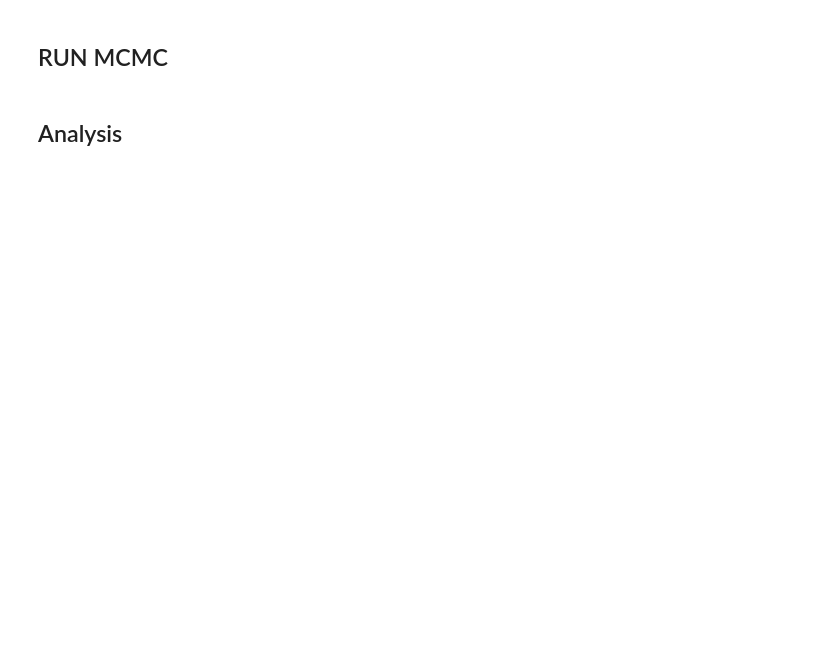
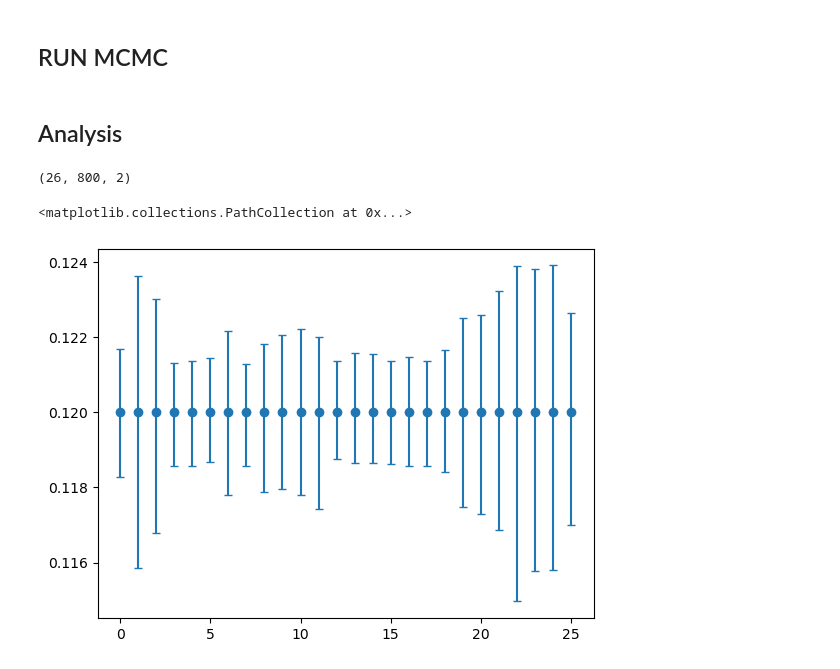
Before and after one commit to ChrisBoettner/gallifrey, a Jupyter notebook: notebooks/006_HATS_46b.ipynb, the cells around one changed output. Saved outputs shown, nothing was run; the diff lists cells and outputs as text; code cells hidden in the pictures; blank space fills up the shorter version.

```diff
--- a/notebooks/006_HATS_46b.ipynb
+++ b/notebooks/006_HATS_46b.ipynb
@@ -204,7 +212,11 @@ def get_logprob(gp_model, y, u1, u2, initial_position=None, fix_gp=False):
 
     # define light curve model
     lc_model = jit(
-        partial(transit_model, u2=u2, global_transit_parameter=white_lc_parameter)
+        partial(
+            transit_model,
+            u2=u2,
+            global_transit_parameter=white_lc_parameter[2:],
+        )
     )
 
     log_likelihood = log_likelihood_function(
@@ -233,8 +245,8 @@ def get_logprob(gp_model, y, u1, u2, initial_position=None, fix_gp=False):
 # %%
 parameter_solutions = []
 for i in tqdm(range(num_datasets)):
-    jax.clear_backends()
-    jax.clear_caches()
+    # jax.clear_backends()
+    # jax.clear_caches()
     log_probability, initial_position = get_logprob(
         gps[i],
         y[i],
@@ -317,26 +341,34 @@ for i in tqdm(range(num_datasets)):
 # %% [markdown]
 ## Analysis
 # %%
-# Rp_percentiles = np.percentile(
-#     np.array(chains["lc_parameter"]).reshape(26, num_samples * num_chains, 2),
-#     [50, 16, 84],
-#     axis=1,
-# )[:, :, 0]
+Rp_percentiles = np.percentile(
+    np.array(chains["lc_parameter"]).reshape(26, num_samples * num_chains, 2),
+    [50, 16, 84],
+    axis=1,
+)[:, :, 0]
+# %%
+np.array(chains["lc_parameter"]).reshape(26, num_samples * num_chains, 2).shape
+# %% [output]
+(26, 800, 2)
 # %%
-# plt.errorbar(
-#     range(num_datasets),
-#     np.array([sol["lc_parameter"][0] for sol in parameter_solutions]),
-#     yerr=np.array(
-#         [Rp_percentiles[0] - Rp_percentiles[1], Rp_percentiles[2] - Rp_percentiles[0]]
-#     ),
-#     fmt=".",
-#     capsize=3,
-# )
+plt.errorbar(
+    range(num_datasets),
+    np.array([sol["lc_parameter"][0] for sol in parameter_solutions]),
+    yerr=np.array(
+        [Rp_percentiles[0] - Rp_percentiles[1], Rp_percentiles[2] - Rp_percentiles[0]]
+    ),
+    fmt=".",
+    capsize=3,
+)
+plt.scatter(range(num_datasets), [p["lc_parameter"][0] for p in parameter_solutions])
 
 # plt.errorbar(
 #     range(num_datasets),
 #     reference["Rp"],
 #     yerr=reference[["e_Rp_lower", "e_Rp_upper"]].T,
 #     fmt=".",
 #     capsize=3,
 # )
+# %% [output]
+<matplotlib.collections.PathCollection at 0x...>
+[figure, added]
```
Also changed, not shown: parts of 4 cells of this notebook, 1 other file.
